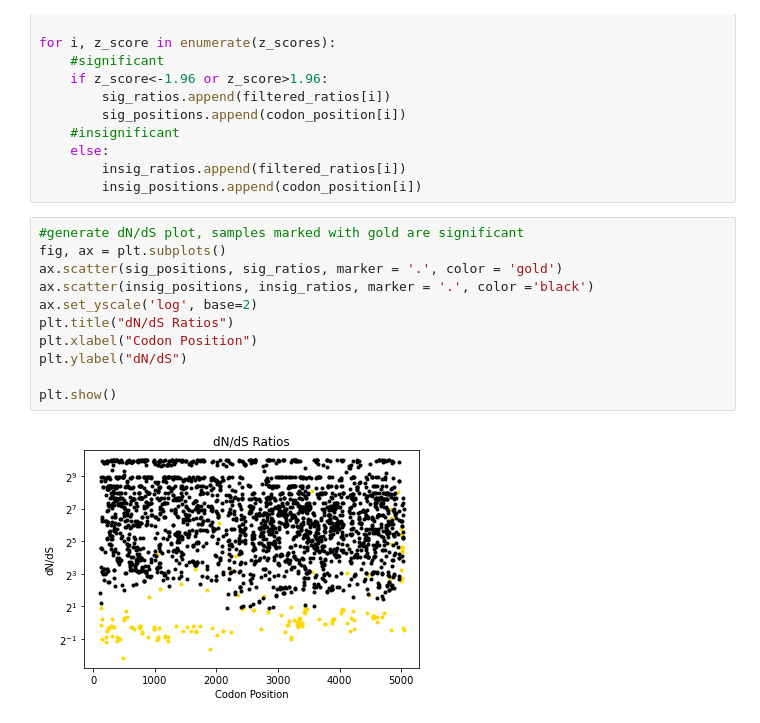
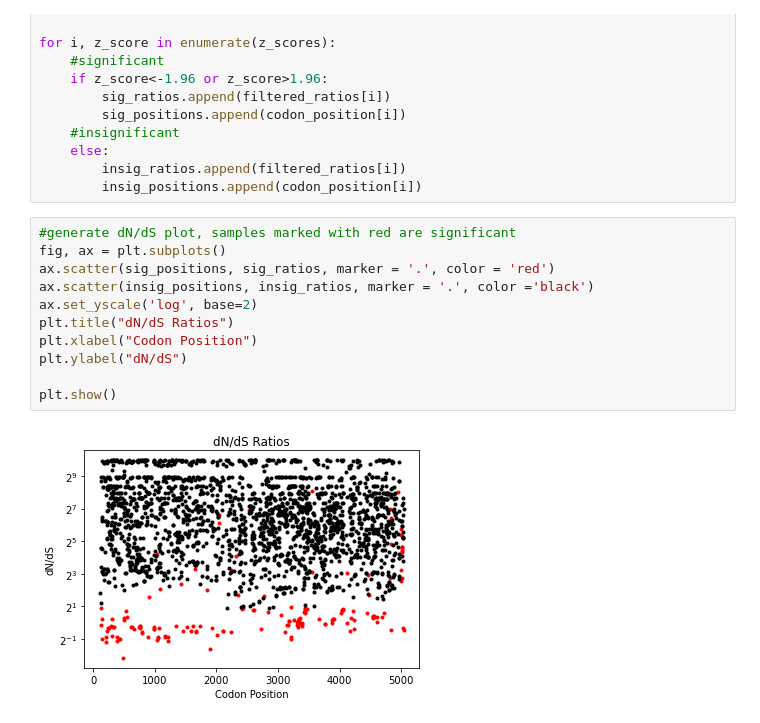
Before and after one commit to jliao94/qbb2020-answers, a Jupyter notebook: assignment4/Assignment4_pt4.ipynb, the cells around one changed output. Saved outputs shown, nothing was run; the diff lists cells and outputs as text.

Commit message:
plotting significant dN/dS with red instead of gold

```diff
--- a/assignment4/Assignment4_pt4.ipynb
+++ b/assignment4/Assignment4_pt4.ipynb
@@ -156,15 +156,15 @@ for i, z_score in enumerate(z_scores):
         insig_ratios.append(filtered_ratios[i])
         insig_positions.append(codon_position[i])
 # %%
-#generate dN/dS plot, samples marked with gold are significant
+#generate dN/dS plot, samples marked with red are significant
 fig, ax = plt.subplots()
-ax.scatter(sig_positions, sig_ratios, marker = '.', color = 'gold')
+ax.scatter(sig_positions, sig_ratios, marker = '.', color = 'red')
 ax.scatter(insig_positions, insig_ratios, marker = '.', color ='black')
 ax.set_yscale('log', base=2)
 plt.title("dN/dS Ratios")
 plt.xlabel("Codon Position")
 plt.ylabel("dN/dS")
 
 plt.show()
 # %% [output]
-[figure, old version]
+[figure, new version]
```
